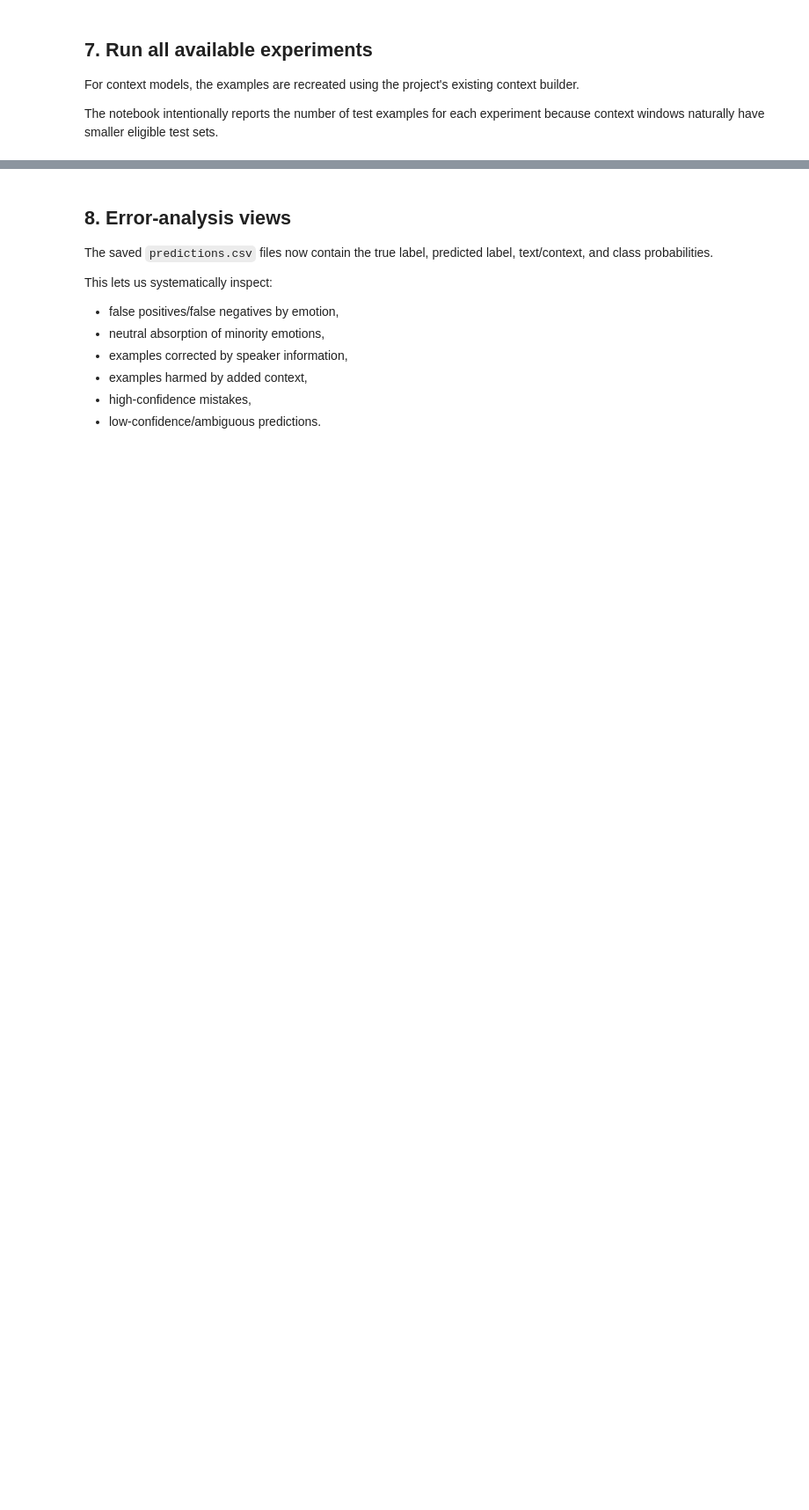
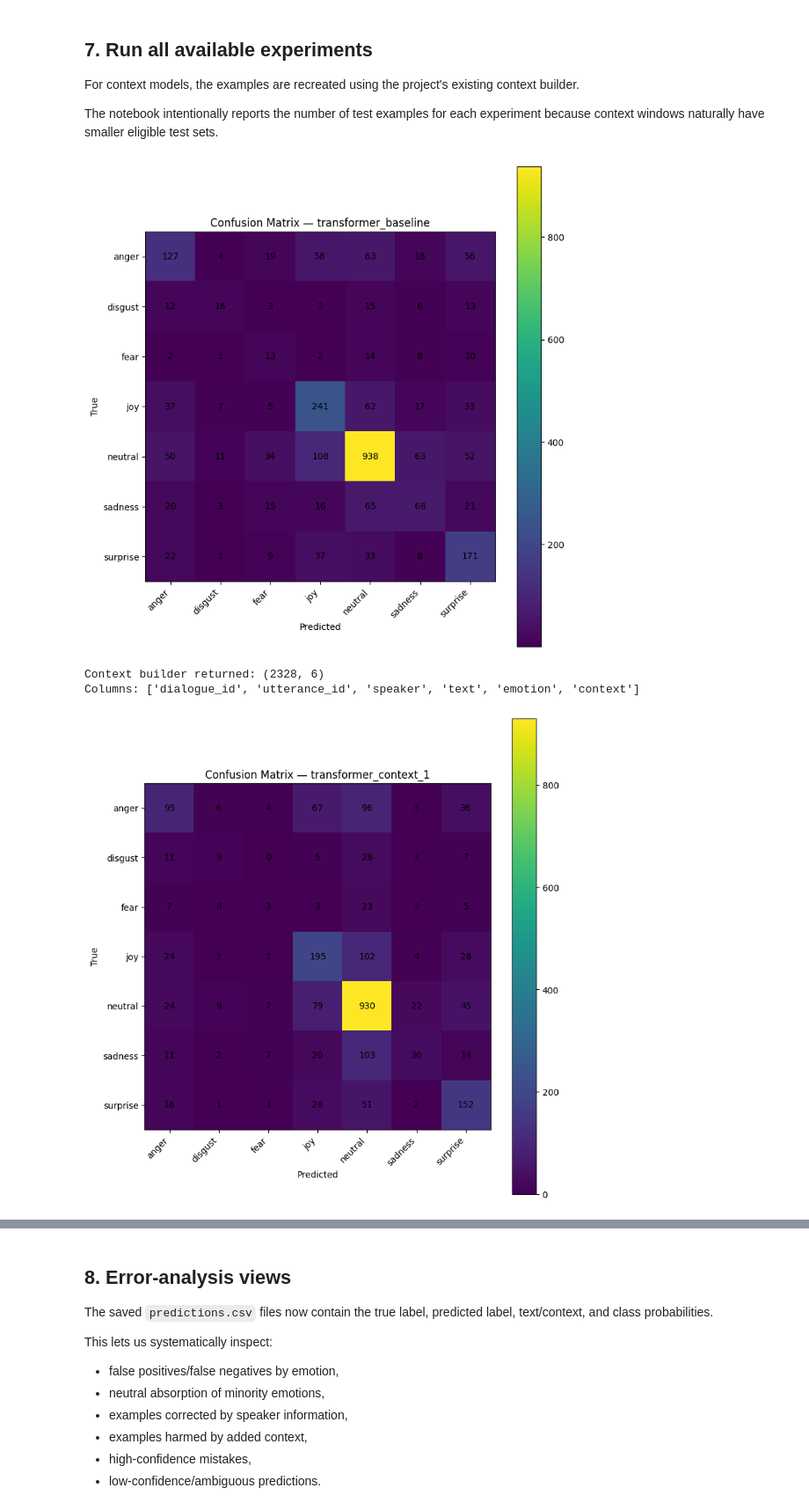
Before and after one commit to duckydodo/emotion-dynamics-nlp, a Jupyter notebook: notebooks/20_transformer_error_analysis.ipynb, the cells around one changed output, grey strips where cells are left out. Shown at 88% size. Saved outputs shown, nothing was run; the diff lists cells and outputs as text; code cells hidden in the pictures; blank space fills up the shorter version.

Commit message:
Add transformer error analysis results

```diff
--- a/notebooks/20_transformer_error_analysis.ipynb
+++ b/notebooks/20_transformer_error_analysis.ipynb
@@ -271,8 +398,14 @@ checkpoints/
 
 Each `best/` directory contains `config.json`, `model.safetensors`, tokenizer files, and training configuration.
 # %%
-# Change this in Colab after mounting Drive.
-DRIVE_CHECKPOINT_ROOT = None
+# Transformer checkpoint locations
+
+# In Colab, checkpoints are stored inside the project folder on Google Drive.
+DRIVE_CHECKPOINT_ROOT = PROJECT_ROOT / "checkpoints"
+
+assert DRIVE_CHECKPOINT_ROOT.exists(), (
+    f"Checkpoint directory not found: {DRIVE_CHECKPOINT_ROOT}"
+)
 
 EXPERIMENTS = {
     "transformer_baseline": {
@@ -297,24 +430,23 @@ EXPERIMENTS = {
     },
 }
 
+
 def find_checkpoint(experiment_name):
-    # Prefer an explicitly mounted Google Drive checkpoint.
-    if DRIVE_CHECKPOINT_ROOT is not None:
-        root = Path(DRIVE_CHECKPOINT_ROOT) / experiment_name / "best"
-        if (root / "config.json").exists() and (root / "model.safetensors").exists():
-            return root
+    root = DRIVE_CHECKPOINT_ROOT / experiment_name / "best"
 
-    # Then look for a local checkpoint.
-    local_candidates = [
-        LOCAL_CHECKPOINT_DIR / experiment_name / "best",
-        LOCAL_CHECKPOINT_DIR / experiment_name,
-    ]
+    assert root.exists(), (
+        f"Checkpoint directory not found: {root}"
+    )
 
-    for root in local_candidates:
-        if (root / "config.json").exists() and (root / "model.safetensors").exists():
-            return root
+    assert (root / "config.json").exists(), (
+        f"Missing config.json: {root}"
+    )
 
-    return None
+    assert (root / "model.safetensors").exists(), (
+        f"Missing model.safetensors: {root}"
+    )
+
+    return root
 # %%
 # Verify which checkpoints are available.
 for name in EXPERIMENTS:
@@ -521,34 +701,42 @@ for name, config in EXPERIMENTS.items():
             context_turns=config["context_turns"],
             include_speaker=config["include_speaker"],
         )
-        examples = normalize_examples(raw_examples)
+        examples = normalize_examples(
+            raw_examples,
+            use_context=True,
+        )
 
     predictions, probabilities = predict_examples(
         examples,
         checkpoint,
         batch_size=16,
         max_length=128,
     )
 
     metrics = evaluate_predictions(examples, predictions)
 
     pred_df = save_experiment_outputs(
         name,
         examples,
         predictions,
         probabilities,
         metrics,
     )
 
     prediction_frames[name] = pred_df
 
     all_results.append({
         "experiment": name,
         "test_examples": len(examples),
         "accuracy": metrics["accuracy"],
         "macro_f1": metrics["macro_f1"],
         "weighted_f1": metrics["weighted_f1"],
     })
 
 results_df = pd.DataFrame(all_results)
 results_df
+# %% [output]
+[figure, added]
+Context builder returned: (2328, 6)
+Columns: ['dialogue_id', 'utterance_id', 'speaker', 'text', 'emotion', 'context']
+[figure, added]
```
Also changed, not shown: parts of 18 cells of this notebook, 25 other files.
